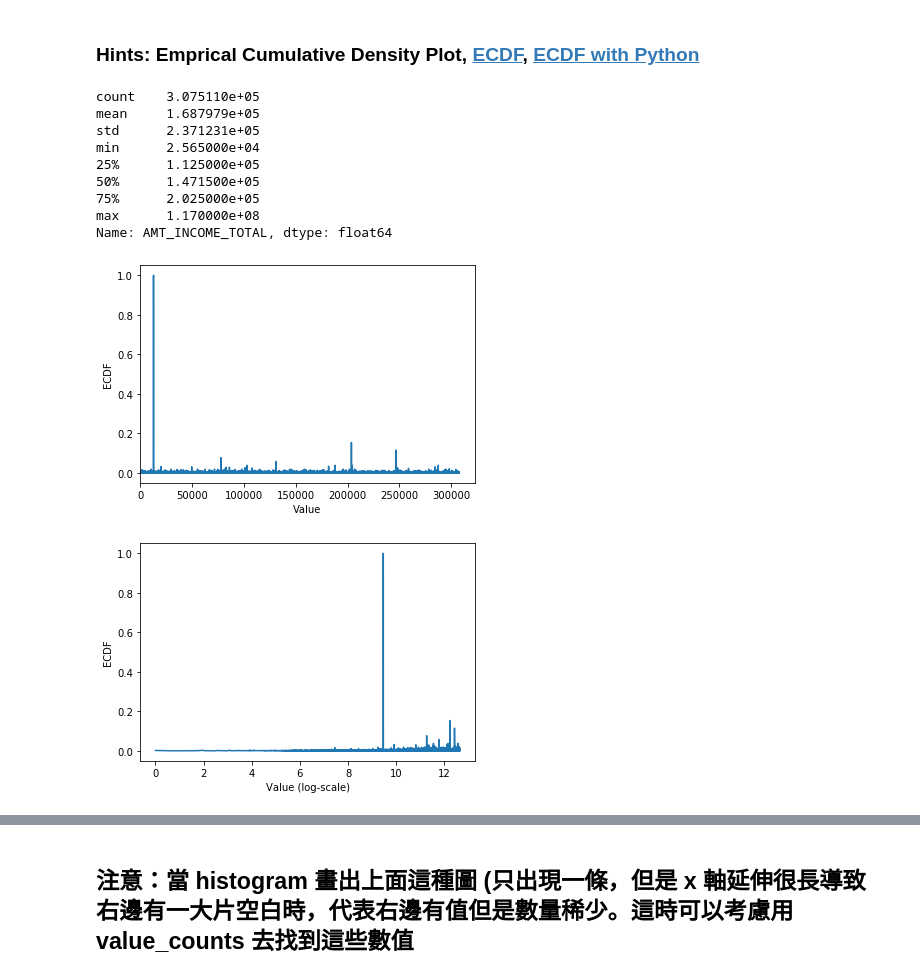
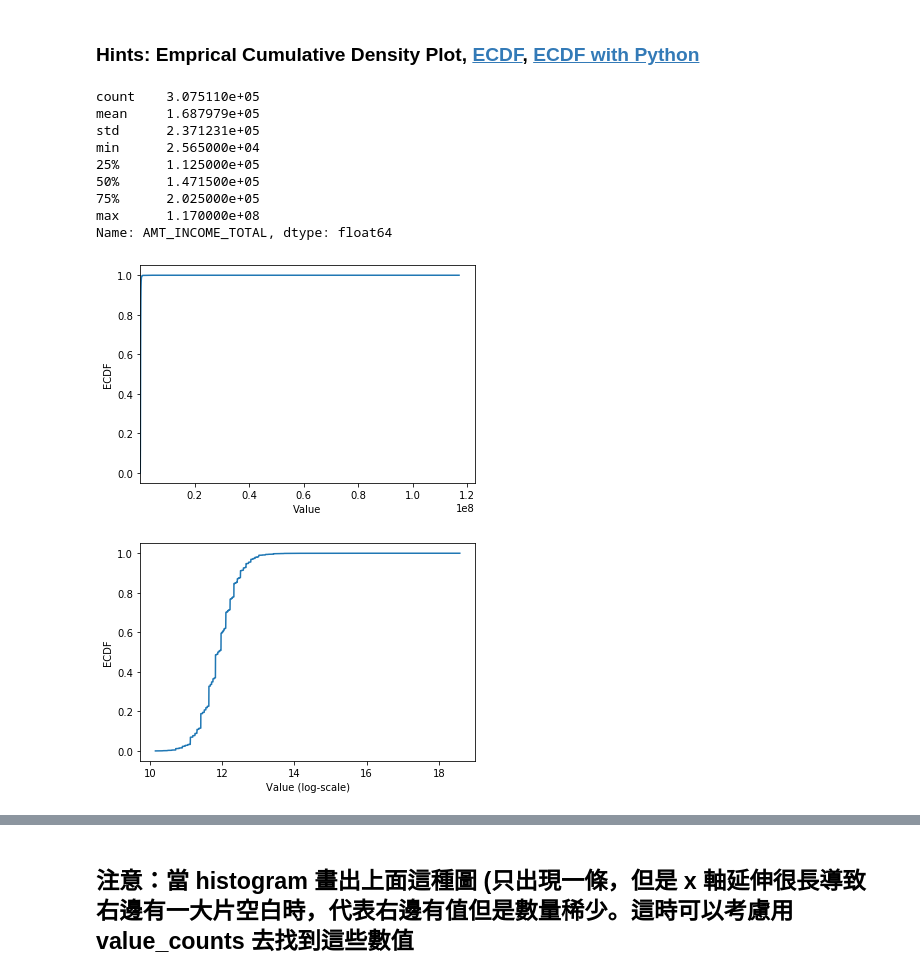
Before and after one commit to gn0262487838/100_day_marathon_for_ML, a Jupyter notebook: D9/Day_009_HW.ipynb, the cells around one changed output, grey strips where cells are left out. Drawn from its saved outputs; the diff is of its cells as text; code cells hidden in the pictures.

```diff
--- a/D9/Day_009_HW.ipynb
+++ b/D9/Day_009_HW.ipynb
@@ -141,37 +132,38 @@ print(app_train['AMT_INCOME_TOTAL'].describe())
 """
 YOUR CODE HERE
 """
-cdf = app_train['AMT_INCOME_TOTAL']
+# 注意CDF定義
+cdf = app_train['AMT_INCOME_TOTAL'].value_counts().sort_index().cumsum()
 
 
 plt.plot(list(cdf.index), cdf/cdf.max())
 plt.xlabel('Value')
 plt.ylabel('ECDF')
 plt.xlim([cdf.index.min(), cdf.index.max() * 1.05]) # 限制顯示圖片的範圍
 plt.ylim([-0.05,1.05]) # 限制顯示圖片的範圍
 
 plt.show()
 
 # 改變 y 軸的 Scale, 讓我們可以正常檢視 ECDF
 plt.plot(np.log(list(cdf.index)), cdf/cdf.max())
 plt.xlabel('Value (log-scale)')
 plt.ylabel('ECDF')
 
 plt.ylim([-0.05,1.05]) # 限制顯示圖片的範圍
 
 plt.show()
 # %% [output]
 count    3.075110e+05
 mean     1.687979e+05
 std      2.371231e+05
 min      2.565000e+04
 25%      1.125000e+05
 50%      1.471500e+05
 75%      2.025000e+05
 max      1.170000e+08
 Name: AMT_INCOME_TOTAL, dtype: float64
-[figure, old version]
+[figure, new version]
-[figure, old version]
+[figure, new version]
 # %% [markdown]
 ## 補充：Normal dist 的 ECDF
 ![ecdf_normal](https://au.mathworks.com/help/examples/stats/win64/PlotEmpiricalCdfAndCompareWithSamplingDistributionExample_01.png)
```
Also changed, not shown: parts of 5 cells of this notebook, 2 other files.
